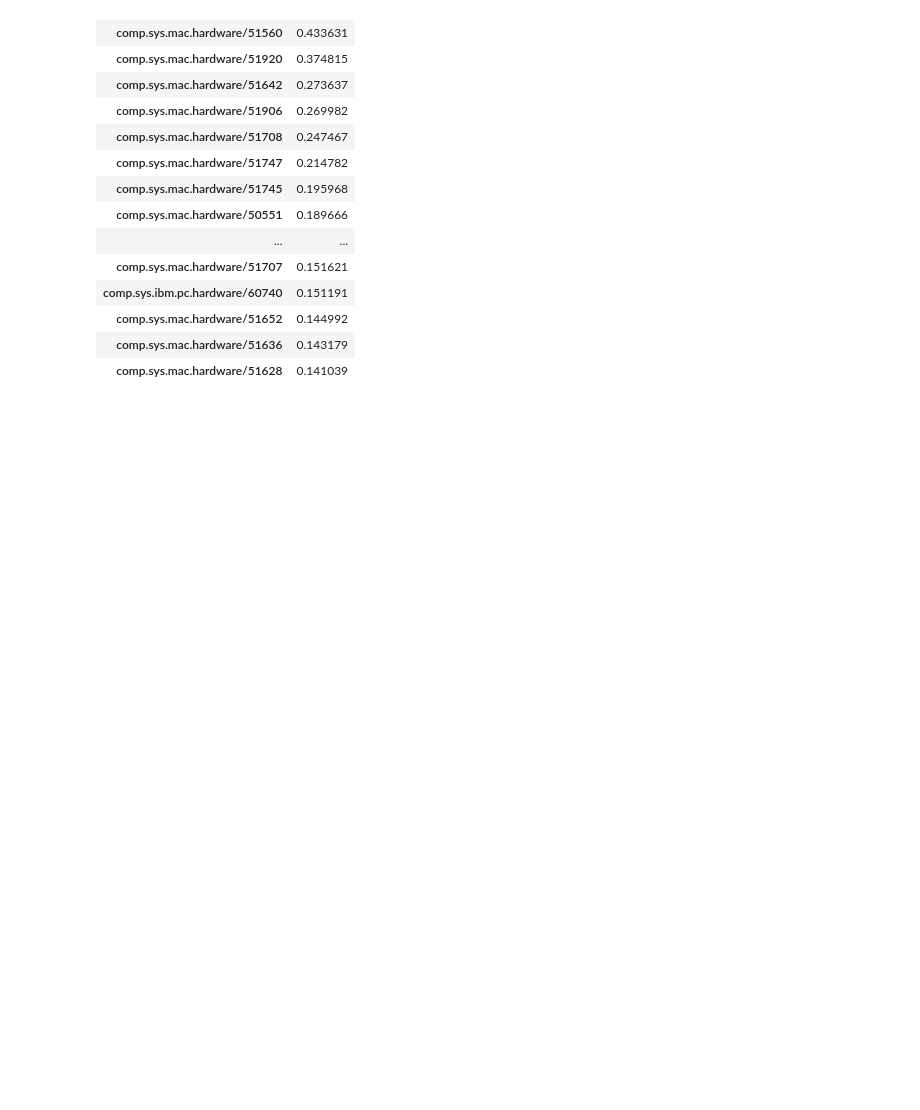
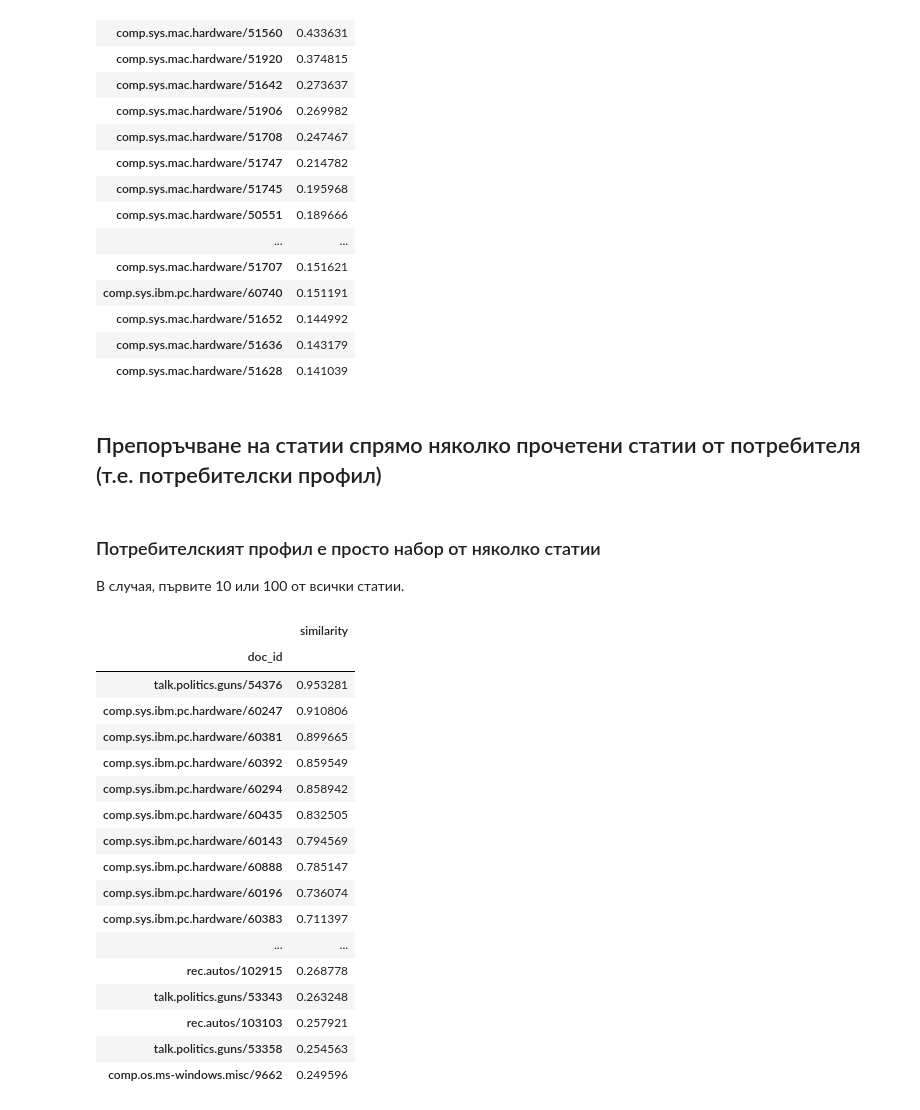
Before and after one commit to antonpetkoff/recommender-systems, a Jupyter notebook: hw1-content-based/notebooks/cosine-similarity.ipynb, the cells around one changed output. Drawn from its saved outputs; the diff is of its cells as text; code cells hidden in the pictures; blank space fills up the shorter version.

```diff
--- a/hw1-content-based/notebooks/cosine-similarity.ipynb
+++ b/hw1-content-based/notebooks/cosine-similarity.ipynb
@@ -151,3 +216,39 @@ recommend_articles('comp.sys.mac.hardware/51861', top_n=20)
 | comp.sys.mac.hardware/51652 | 0.144992 |
 | comp.sys.mac.hardware/51636 | 0.143179 |
 | comp.sys.mac.hardware/51628 | 0.141039 |
+# %% [markdown]
+## Препоръчване на статии спрямо няколко прочетени статии от потребителя (т.е. потребителски профил)
+# %%
+from functools import reduce
+
+def recommend_articles_many(doc_ids, top_n=50, similarity_matrix=similarity_matrix):
+    all_recommendations = [recommend_articles(doc_id) for doc_id in doc_ids]
+    combined = reduce(lambda a, b: a.append(b), all_recommendations)
+    return combined.sort_values(by=['similarity'], ascending=False).head(top_n)
+# %% [markdown]
+### Потребителският профил е просто набор от няколко статии
+
+В случая, първите 10 или 100 oт всички статии.
+# %%
+user_profile = df.index[:10]
+# %%
+recommend_articles_many(doc_ids=user_profile, top_n=50)
+# %% [output]
+|  | similarity |
+| doc_id |  |
+| talk.politics.guns/54376 | 0.953281 |
+| comp.sys.ibm.pc.hardware/60247 | 0.910806 |
+| comp.sys.ibm.pc.hardware/60381 | 0.899665 |
+| comp.sys.ibm.pc.hardware/60392 | 0.859549 |
+| comp.sys.ibm.pc.hardware/60294 | 0.858942 |
+| comp.sys.ibm.pc.hardware/60435 | 0.832505 |
+| comp.sys.ibm.pc.hardware/60143 | 0.794569 |
+| comp.sys.ibm.pc.hardware/60888 | 0.785147 |
+| comp.sys.ibm.pc.hardware/60196 | 0.736074 |
+| comp.sys.ibm.pc.hardware/60383 | 0.711397 |
+| ... | ... |
+| rec.autos/102915 | 0.268778 |
+| talk.politics.guns/53343 | 0.263248 |
+| rec.autos/103103 | 0.257921 |
+| talk.politics.guns/53358 | 0.254563 |
+| comp.os.ms-windows.misc/9662 | 0.249596 |
```
Also changed, not shown: parts of 13 cells of this notebook.
